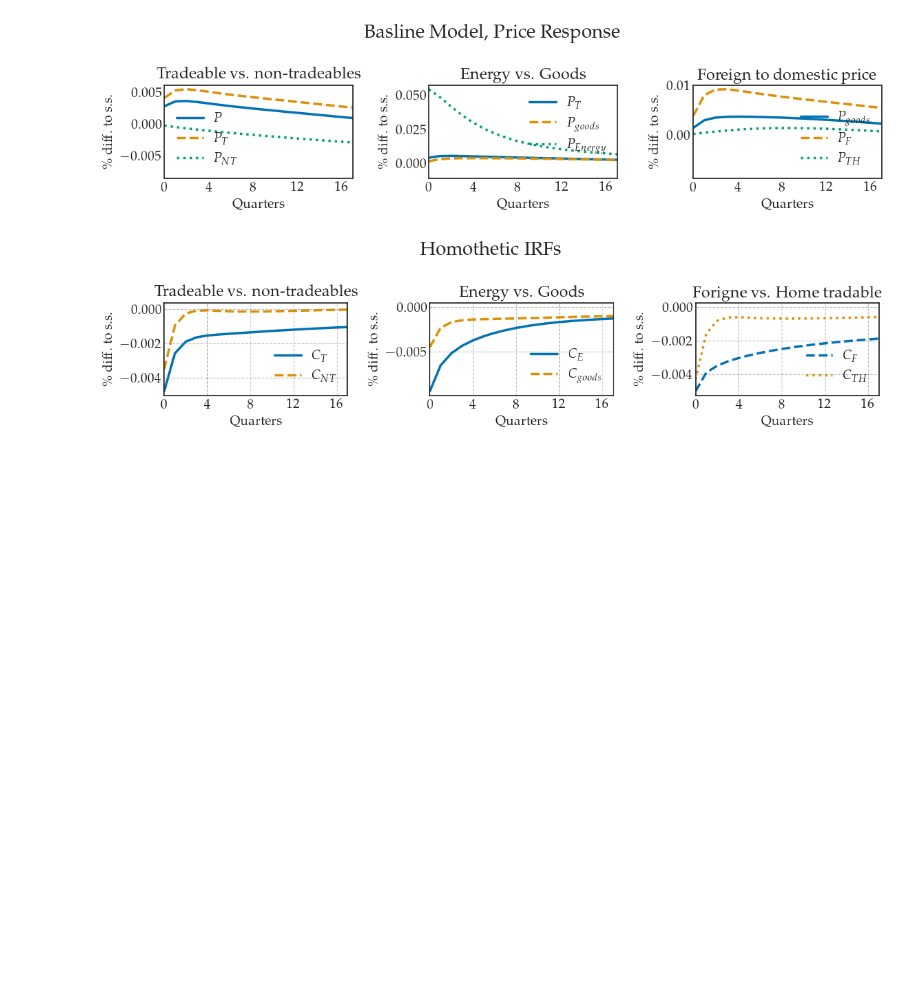
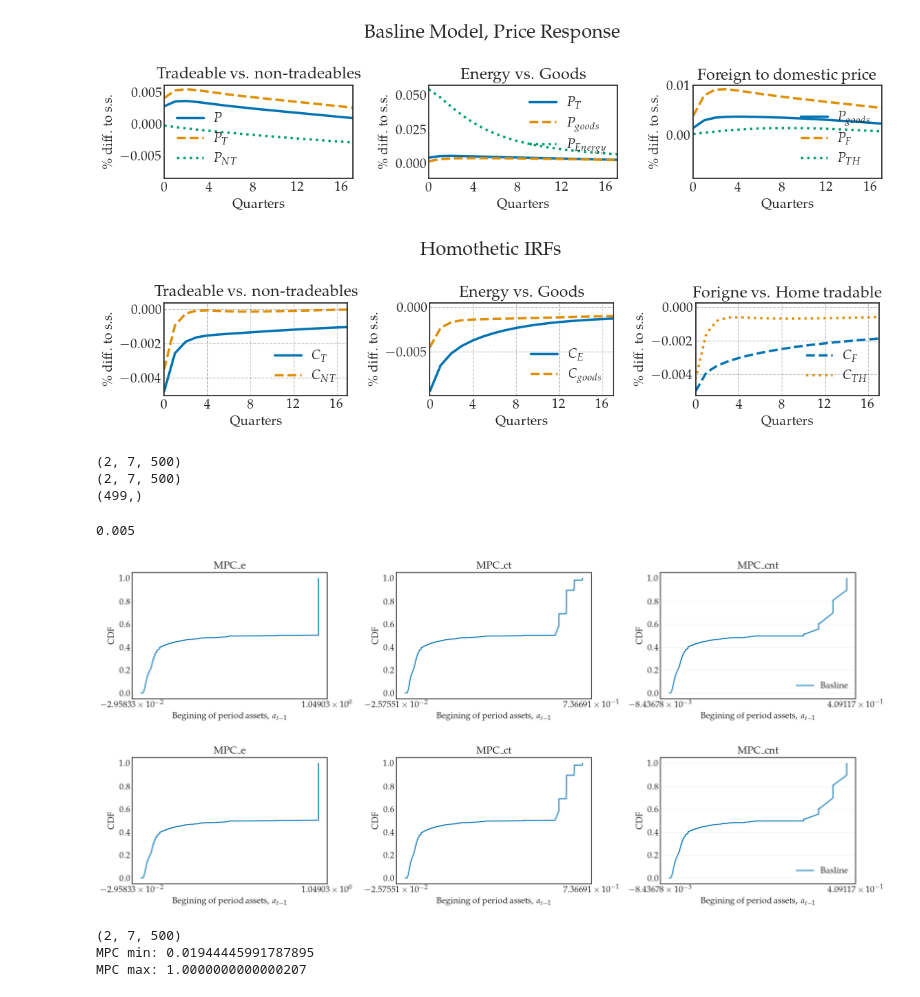
Before and after one commit to funlime/I_HANK_PIGL, a Jupyter notebook: Notebook.ipynb, the cells around one changed output. Drawn from its saved outputs; the diff is of its cells as text; code cells hidden in the pictures; blank space fills up the shorter version.

```diff
--- a/Notebook.ipynb
+++ b/Notebook.ipynb
@@ -820,3 +783,20 @@ def share_T(par,e, PT=1, PNT=1):
     CT = (e/PT)*(par.nu*(PNT/e)**par.epsilon*(PT/PNT)**par.gamma)
     CNT = (e/PNT)*(1-par.nu*(PNT/e)**par.epsilon*(PT/PNT)**par.gamma)
     return CT/(CT+CNT)
+# %%
+print(e.shape)
+print((e[:,:,:] - e[:,:,:]).shape)
+print((par.a_grid[1:] - par.a_grid[:-1]).shape)
+# %% [output]
+(2, 7, 500)
+(2, 7, 500)
+(499,)
+# %%
+par.rF_ss
+# %% [output]
+0.005
+# %%
+figs.plot_cum([model], ['MPC_e', 'MPC_ct', 'MPC_cnt'])
+# %% [output]
+[figure, added]
+[figure, added]
@@ -822,0 +850,10 @@ def share_T(par,e, PT=1, PNT=1):
+# %%
+# Print the shape of the result
+print(MPC_full.shape)  # Should be (2, 7, 500)
+# Print min and max values
+print("MPC min:", MPC_full.min())
+print("MPC max:", MPC_full.max())
+# %% [output]
+(2, 7, 500)
+MPC min: 0.01944445991787895
+MPC max: 1.0000000000000207
```
Also changed, not shown: parts of 28 cells of this notebook, 4 other files.
